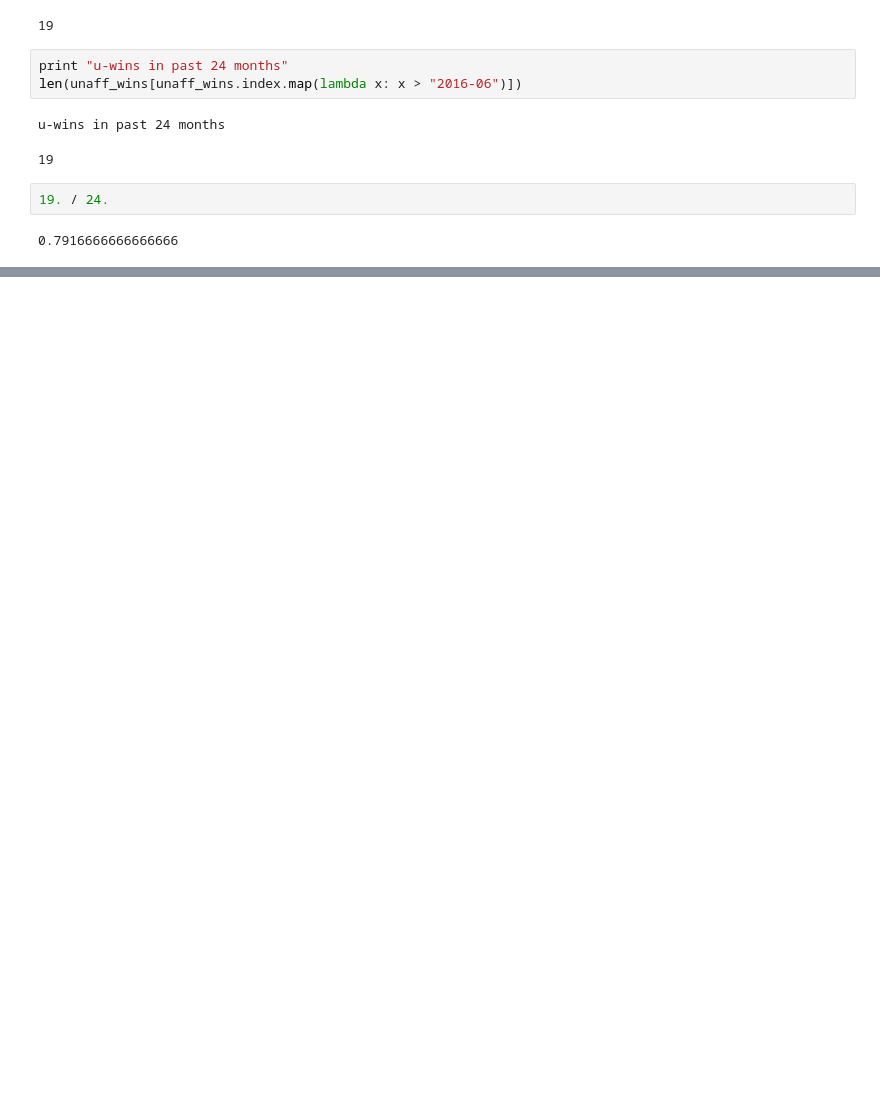
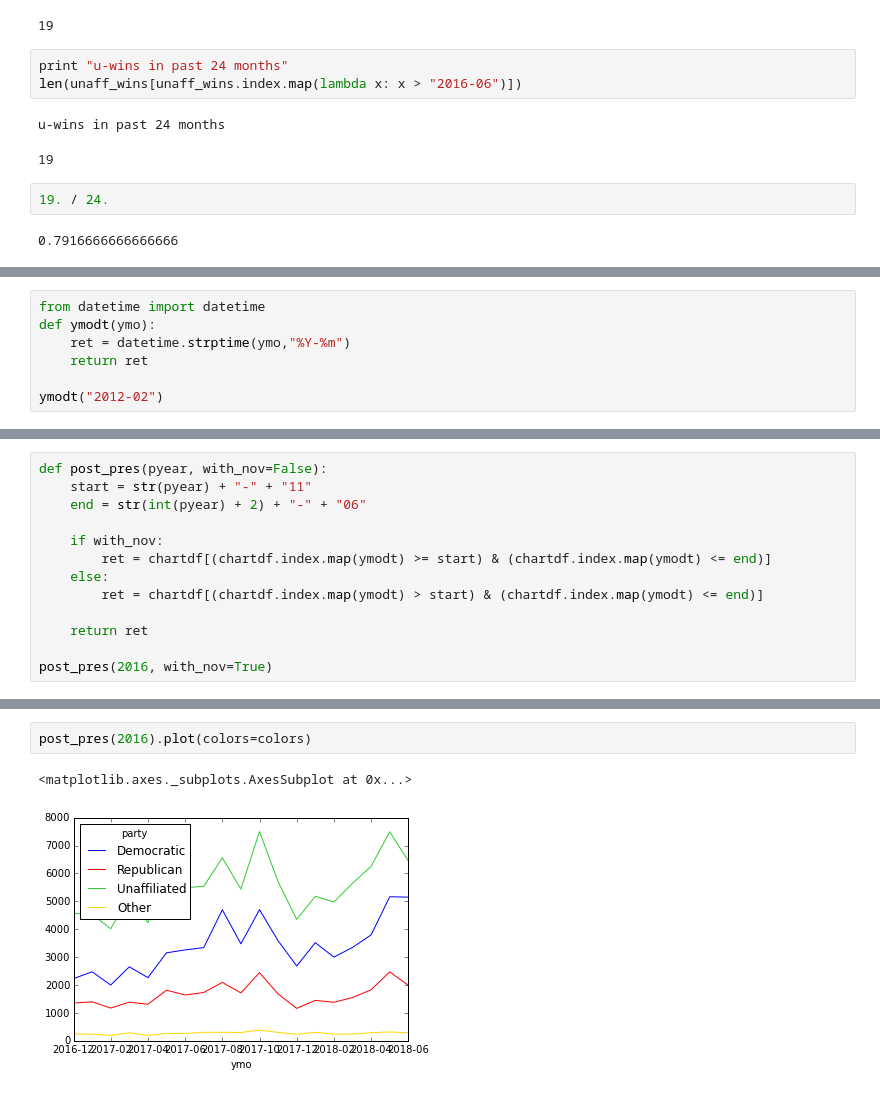
Before and after one commit to jakekara/ct-voter-registration-numbers, a Jupyter notebook: Voter registration by party and month.ipynb, the cells around one changed output, grey strips where cells are left out. Cells and saved outputs as stored; diff of their text form; blank space fills up the shorter version.

Commit message:
Added post-pres and DMV %

```diff
--- a/Voter registration by party and month.ipynb
+++ b/Voter registration by party and month.ipynb
@@ -286,0 +376,7 @@ u-wins in past 24 months
+# %%
+from datetime import datetime
+def ymodt(ymo):
+    ret = datetime.strptime(ymo,"%Y-%m")
+    return ret
+
+ymodt("2012-02")
@@ -286,0 +385,13 @@ u-wins in past 24 months
+# %%
+def post_pres(pyear, with_nov=False):
+    start = str(pyear) + "-" + "11"
+    end = str(int(pyear) + 2) + "-" + "06"
+
+    if with_nov:
+        ret = chartdf[(chartdf.index.map(ymodt) >= start) & (chartdf.index.map(ymodt) <= end)]
+    else:
+        ret = chartdf[(chartdf.index.map(ymodt) > start) & (chartdf.index.map(ymodt) <= end)]
+
+    return ret
+
+post_pres(2016, with_nov=True)
@@ -286,0 +417,5 @@ u-wins in past 24 months
+# %%
+post_pres(2016).plot(colors=colors)
+# %% [output]
+<matplotlib.axes._subplots.AxesSubplot at 0x...>
+[figure, added]
```
Also changed, not shown: parts of 34 cells of this notebook, 2 other files.
